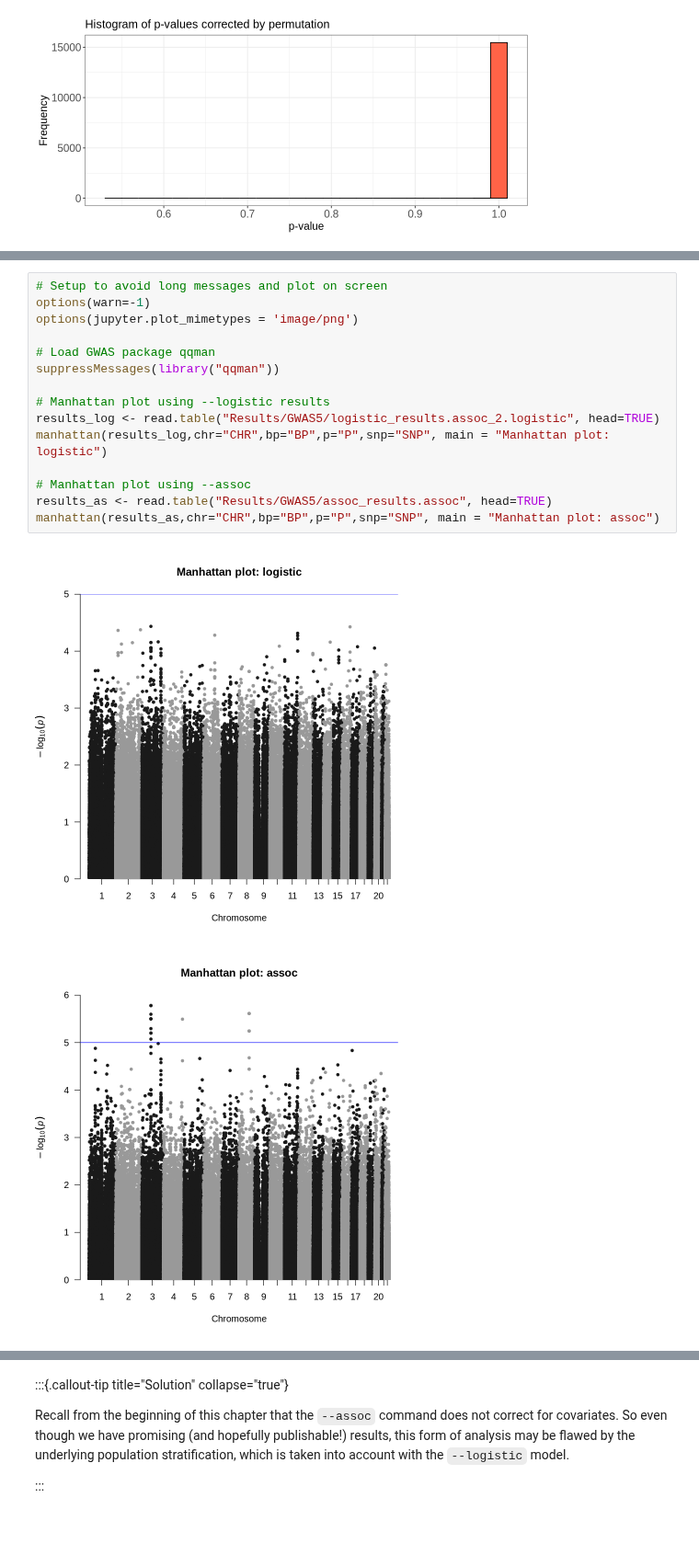
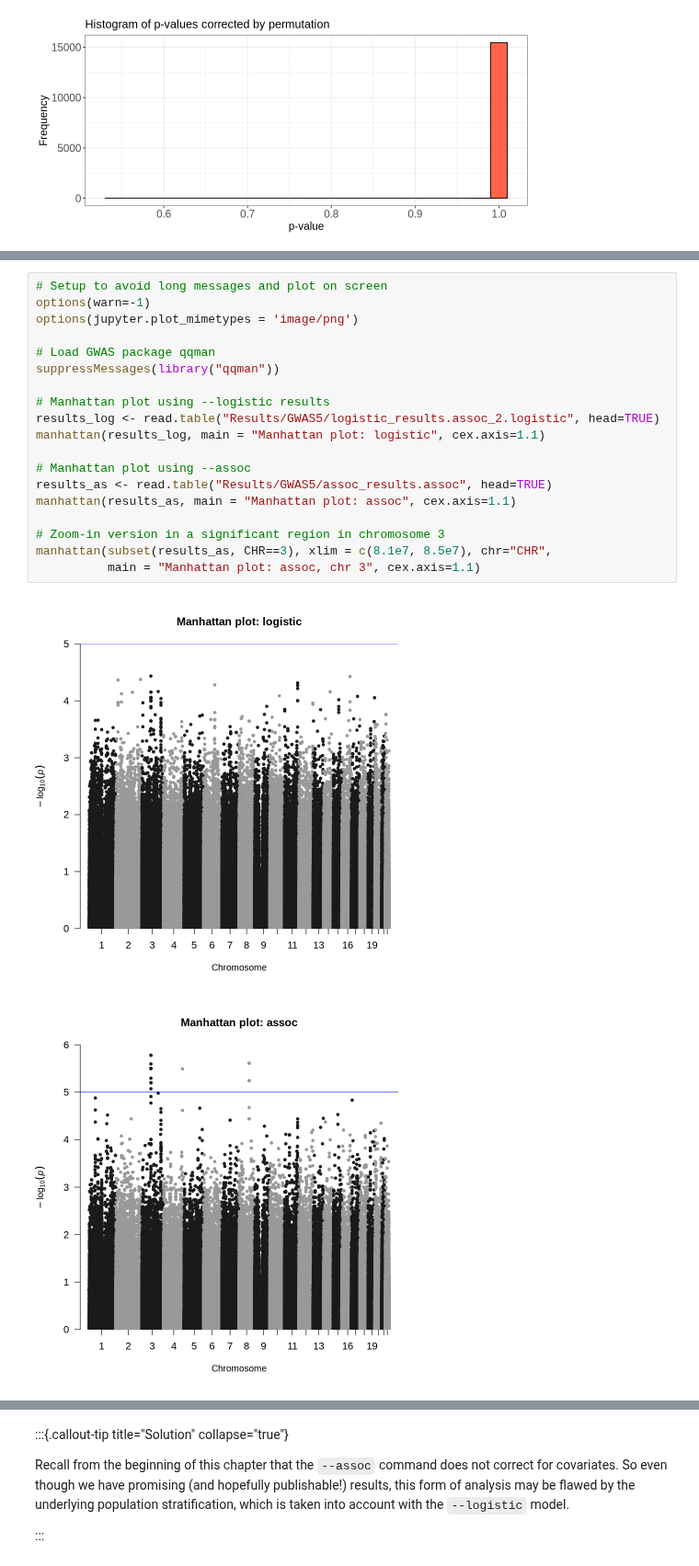
Before and after one commit to hds-sandbox/GWAS_course, a Jupyter notebook: Notebooks-dev/GWAS5-AssociationTesting.ipynb, the cells around one changed output, grey strips where cells are left out. Shown at 92% size. Drawn from its saved outputs; the diff is of its cells as text; blank space fills up the shorter version.

```diff
--- a/Notebooks-dev/GWAS5-AssociationTesting.ipynb
+++ b/Notebooks-dev/GWAS5-AssociationTesting.ipynb
@@ -379,18 +365,22 @@ We can make suggestions for the presence of high-association alleles using a vis
 # %%
 # Setup to avoid long messages and plot on screen
 options(warn=-1)
 options(jupyter.plot_mimetypes = 'image/png')
 
 # Load GWAS package qqman
 suppressMessages(library("qqman"))
 
 # Manhattan plot using --logistic results
 results_log <- read.table("Results/GWAS5/logistic_results.assoc_2.logistic", head=TRUE)
-manhattan(results_log,chr="CHR",bp="BP",p="P",snp="SNP", main = "Manhattan plot: logistic")
+manhattan(results_log, main = "Manhattan plot: logistic", cex.axis=1.1)
 
 # Manhattan plot using --assoc
 results_as <- read.table("Results/GWAS5/assoc_results.assoc", head=TRUE)
-manhattan(results_as,chr="CHR",bp="BP",p="P",snp="SNP", main = "Manhattan plot: assoc")
+manhattan(results_as, main = "Manhattan plot: assoc", cex.axis=1.1)
+
+# Zoom-in version in a significant region in chromosome 3
+manhattan(subset(results_as, CHR==3), xlim = c(8.1e7, 8.5e7), chr="CHR",
+          main = "Manhattan plot: assoc, chr 3", cex.axis=1.1)
 # %% [output]
-[figure, old version]
+[figure, new version]
-[figure, old version]
+[figure, new version]
```
Also changed, not shown: parts of 17 cells of this notebook, 2 other files.
